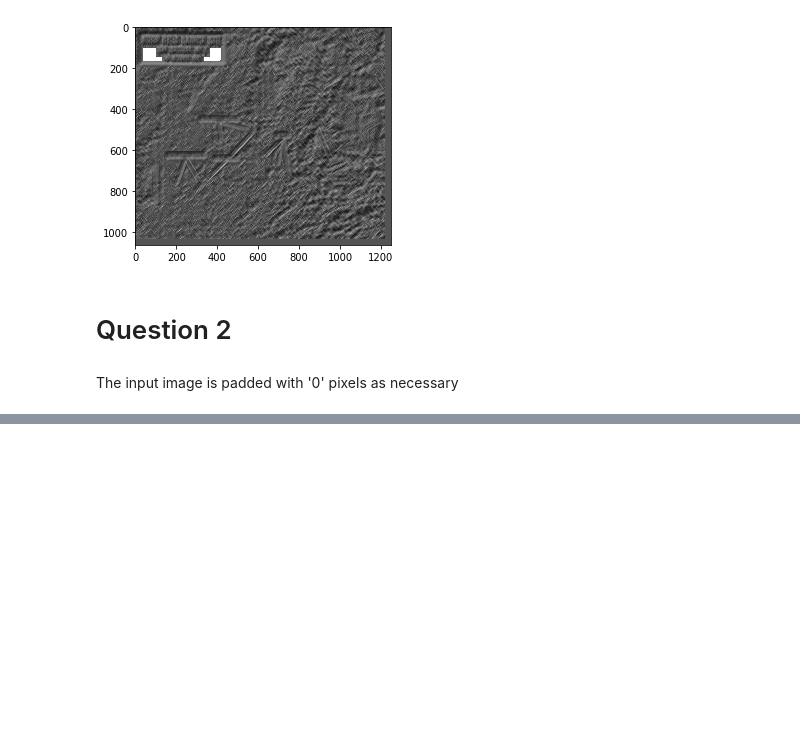
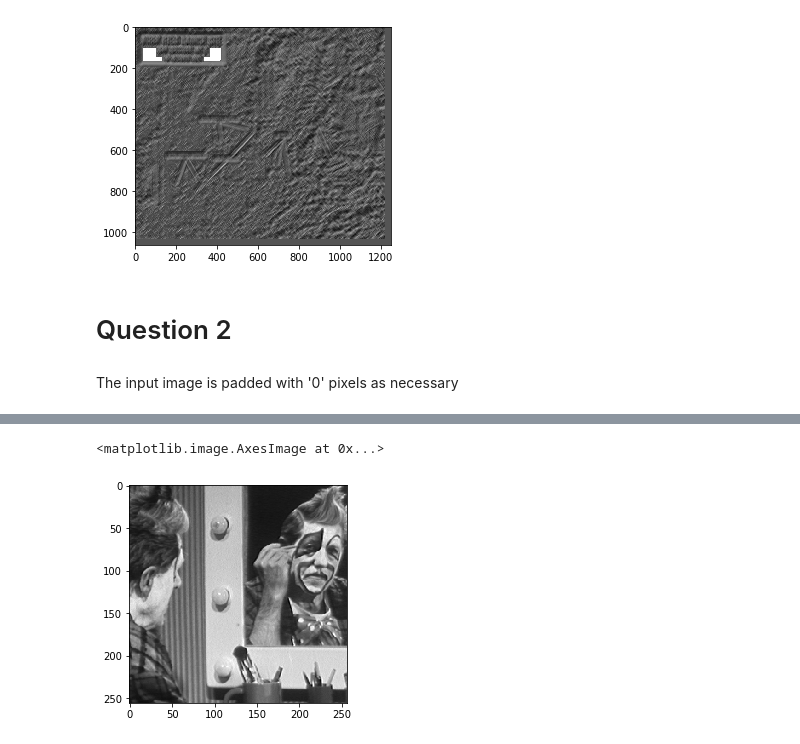
Before and after one commit to frags51/C-codes, a Jupyter notebook: assignment/deep-l/DeepL Assignment 1.ipynb, the cells around one changed output, grey strips where cells are left out. Cells and saved outputs as stored; diff of their text form; code cells hidden in the pictures; blank space fills up the shorter version.

```diff
--- a/assignment/deep-l/DeepL Assignment 1.ipynb
+++ b/assignment/deep-l/DeepL Assignment 1.ipynb
@@ -195,0 +170,8 @@ IndexError: index 5 is out of bounds for axis 0 with size 5
+# %%
+q3_in = plt.imread('clown.tif')
+#q3_in = rgb2gray(q3_in)
+# %%
+plt.imshow(q3_in, cmap='gray')
+# %% [output]
+<matplotlib.image.AxesImage at 0x...>
+[figure, added]
```
Also changed, not shown: parts of 12 cells of this notebook.
